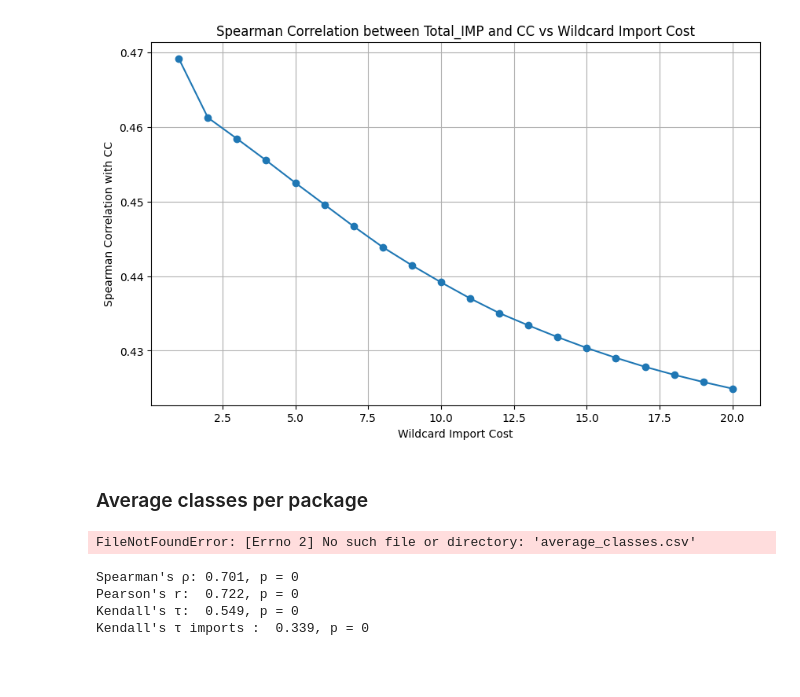
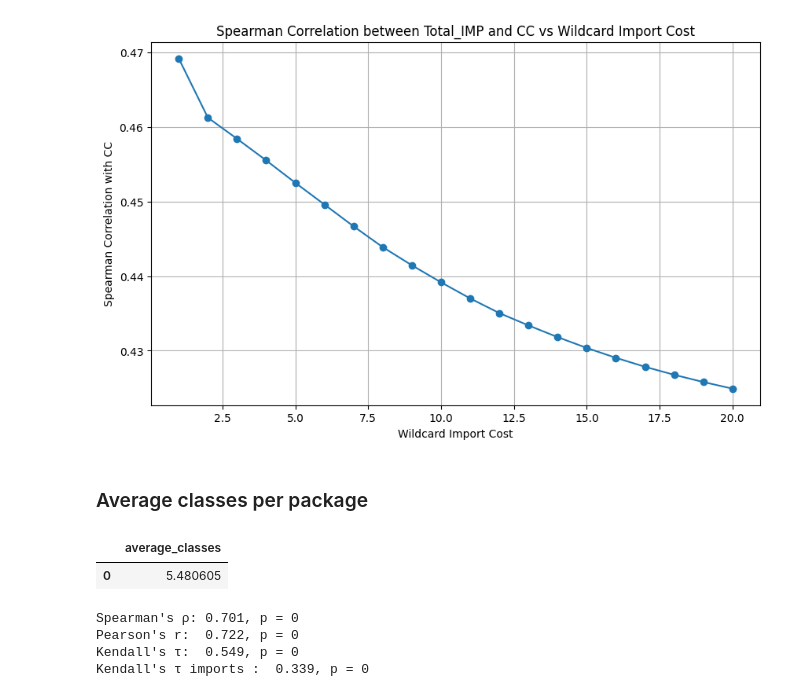
Before and after one commit to dzhovi/tic-complexity-study, a Jupyter notebook: main.ipynb, the cells around one changed output. Drawn from its saved outputs; the diff is of its cells as text; code cells hidden in the pictures; blank space fills up the shorter version.

```diff
--- a/main.ipynb
+++ b/main.ipynb
@@ -240,10 +260,11 @@ Wildcard Cost: 20, Spearman correlation: 0.4249, p-value: 0.0000
 # %% [markdown]
 ### Average classes per package
 # %%
-av_df = pd.read_csv("imports-impact/dataset/average_classes/average_classes.csv")
+av_df = pd.read_csv("cam/dataset/data/average_classes.csv")
 av_df
 # %% [output]
-FileNotFoundError: [Errno 2] No such file or directory: 'average_classes.csv'
+|  | average_classes |
+| 0 | 5.480605 |
 # %%
 import pandas as pd
 import matplotlib.pyplot as plt
```
Also changed, not shown: parts of 2 cells of this notebook.
